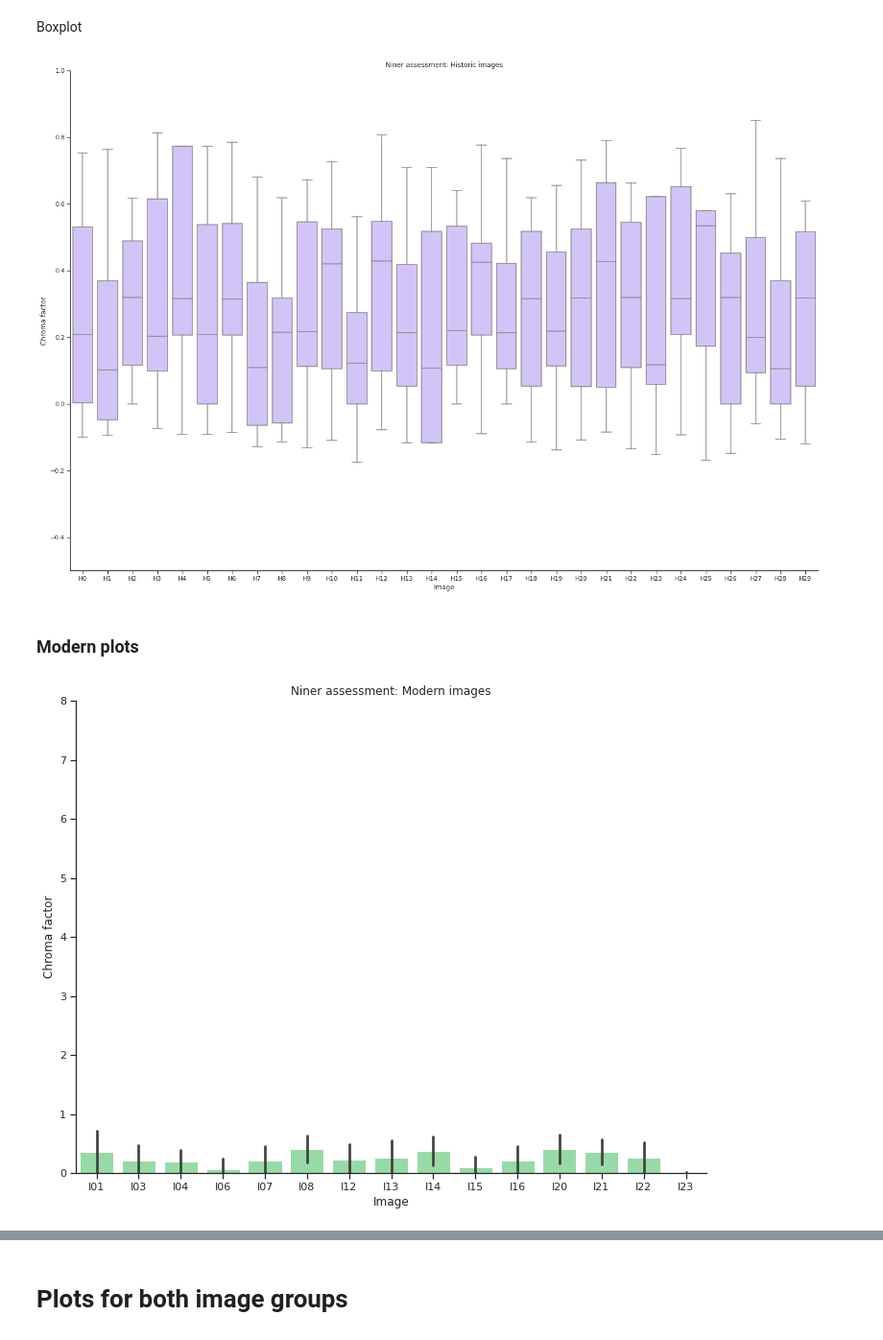
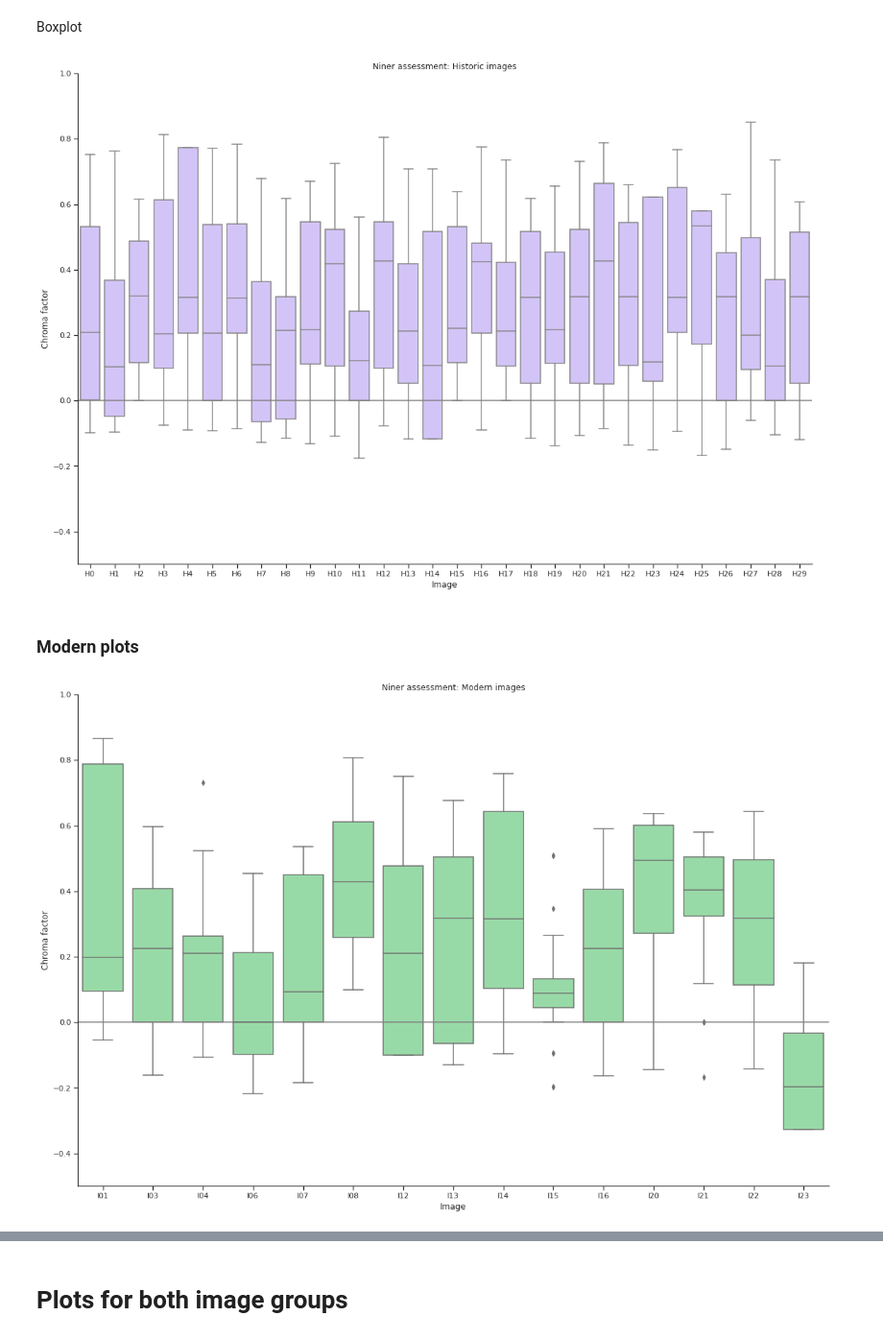
Before and after one commit to Thrrym/PerceptionAndImageQuality, a Jupyter notebook: analysis/niner.ipynb, the cells around one changed output, grey strips where cells are left out. Shown at 96% size. Cells and saved outputs as stored; diff of their text form; code cells hidden in the pictures.

Commit message:
Niner plots reworked. Barplots removed.

```diff
--- a/analysis/niner.ipynb
+++ b/analysis/niner.ipynb
@@ -12,7 +12,7 @@ import scipy.constants as sc
 # seaborn comes with default presets (called 'contents') for figure's aesthetics,
 # such as the font size, figure size etc.
 
-#sns.set_context('talk') # try: 'talk', 'poster', 'notebook'
+sns.set_context('paper') # try: 'talk', 'poster', 'notebook'
 sns.set_theme(style="ticks", palette="pastel")
 
 # Set global color scheme for historic and modern images.
@@ -20,7 +20,8 @@ sns_palette_historic = ["m"]
 sns_palette_modern = ["g"]
 
 # Plot size:
-sns_plot_size = (15*sc.golden_ratio, 15)
+sns_plot_size = (12*sc.golden_ratio, 12)
+sns_ylim = (-0.5, 1)
 # %% [markdown]
 ## Get the result files
 # %%
@@ -121,28 +122,37 @@ g = sns.catplot(
     palette=sns_palette_historic
 )
 
+g.axes[0][0].axhline(0.0, color='gray')
+
 g.fig.set_size_inches(sns_plot_size)
 
-g.set(ylim = (-0.5,1))
+g.set(ylim = sns_ylim)
 
 g.set_axis_labels("Image", "Chroma factor")
 g.set(title="Niner assessment: Historic images")
 
 sns.despine()
 # %% [output]
-[figure, old version]
+[figure, new version]
 # %% [markdown]
 ### Modern plots
 # %%
-g = sns.catplot(x='test_image', y='choosen', data=df_modern,
-                kind='bar', ci='sd', palette=sns_palette_modern)
+g = sns.catplot(
+    x='test_image',
+    y='choosen',
+    data=df_modern,
+    kind='box',
+    ci='sd',
+    palette=sns_palette_modern
+)
+g.axes[0][0].axhline(0.0, color='gray')
 
-g.fig.set_size_inches(11.7, 8.27)
+g.fig.set_size_inches(sns_plot_size)
 
-g.set(ylim = (0,max_factor))
+g.set(ylim = sns_ylim)
 
 g.set_axis_labels("Image", "Chroma factor")
 g.set(title="Niner assessment: Modern images")
 sns.despine()
 # %% [output]
-[figure, old version]
+[figure, new version]
```
Also changed, not shown: parts of 2 cells of this notebook.
